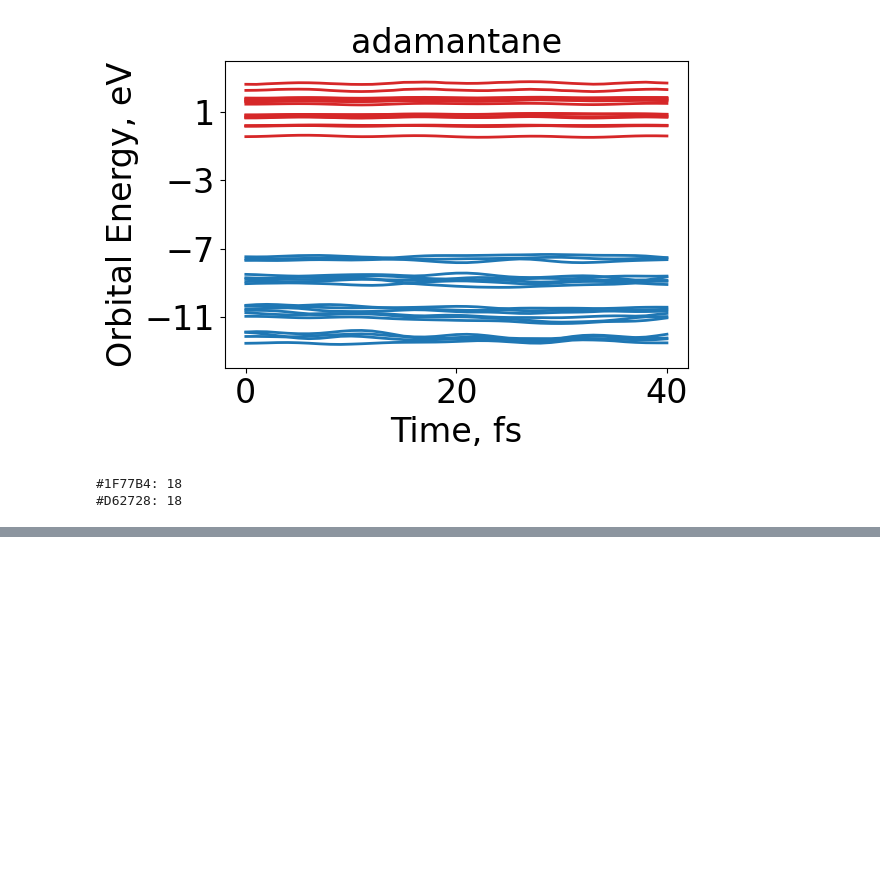
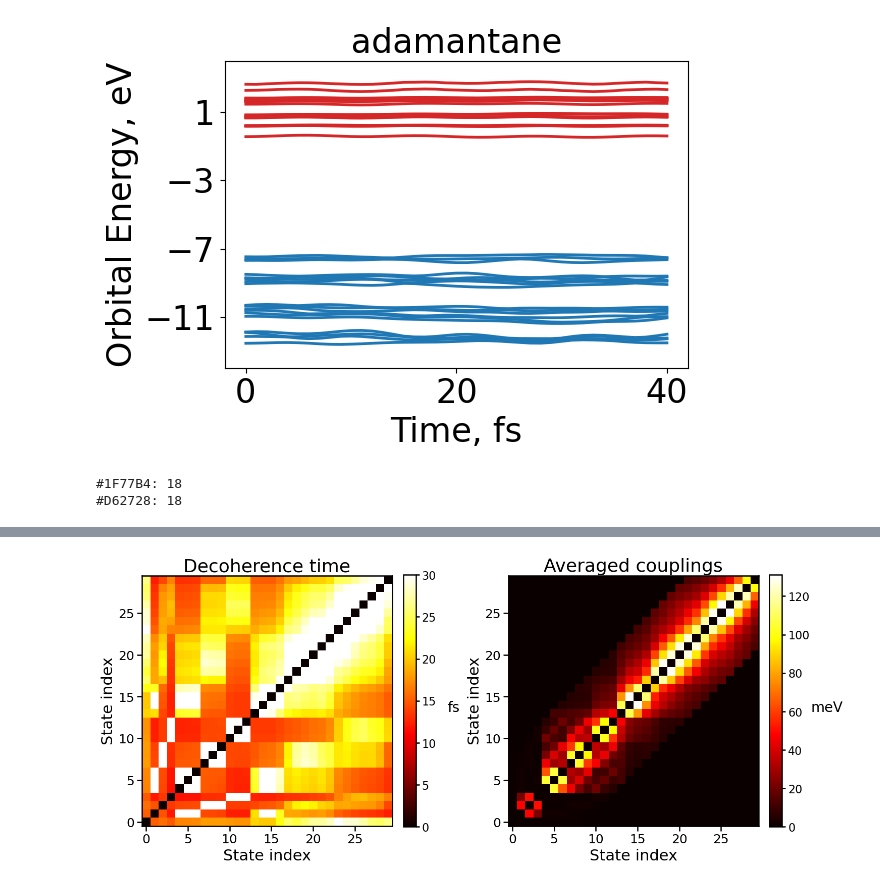
Before and after one commit to AkimovLab/Project_adamantanes, a Jupyter notebook: NAMD/STEP3/adamantane/adamantane_step3.ipynb, the cells around one changed output, grey strips where cells are left out. Saved outputs shown, nothing was run; the diff lists cells and outputs as text; code cells hidden in the pictures; blank space fills up the shorter version.

Commit message:
Added step3 data for adamantane, plus some examples

```diff
--- a/NAMD/STEP3/adamantane/adamantane_step3.ipynb
+++ b/NAMD/STEP3/adamantane/adamantane_step3.ipynb
@@ -689,0 +539,14 @@ plt.show()
+# %%
+numpy_st_adi = np.zeros( (NSTEPS, NSTATES, NSTATES) )
+numpy_ham_adi = np.zeros( (NSTEPS, NSTATES, NSTATES) )
+numpy_nac_adi = np.zeros( (NSTEPS, NSTATES, NSTATES) )
+
+for i in range(NSTEPS):
+    numpy_st_adi[i, :, :] = data_conv.MATRIX2nparray(St_adi[i]).real
+    numpy_ham_adi[i, :, :] = data_conv.MATRIX2nparray(Ham_adi[i]).real
+    numpy_nac_adi[i, :, :] = data_conv.MATRIX2nparray(NAC_adi[i]).real
+
+
+for nact_st in range(0, NSTATES+1):
+    min_val = np.min( np.abs( np.linalg.det(numpy_st_adi[:,:nact_st,:nact_st]) ) )
+    print(F"nact_st = {nact_st}, min_val = {min_val}")
@@ -689,0 +596,55 @@ plt.show()
+# %%
+TITLE_SIZE   = 26
+LABEL_SIZE   = 22
+TICK_SIZE    = 18
+CBAR_LABEL   = 20
+CBAR_TICK    = 16
+TICK_WIDTH   = 1.8
+TICK_LENGTH  = 7
+SPINE_WIDTH  = 1.8
+
+def style_axis(ax, im, title, cbar_unit):
+
+    ax.set_xlabel("State index", fontsize=LABEL_SIZE)
+    ax.set_ylabel("State index", fontsize=LABEL_SIZE)
+    ax.set_title(title, fontsize=TITLE_SIZE)
+    ax.tick_params(axis='both', which='major', labelsize=TICK_SIZE,
+                   width=TICK_WIDTH, length=TICK_LENGTH)
+    for spine in ax.spines.values():
+        spine.set_linewidth(SPINE_WIDTH)
+
+    cbar = plt.colorbar(im, ax=ax, fraction=0.046, pad=0.04)
+    cbar.set_label(cbar_unit, fontsize=CBAR_LABEL, rotation=0, labelpad=25)
+    cbar.ax.tick_params(labelsize=CBAR_TICK, width=TICK_WIDTH, length=TICK_LENGTH - 2)
+    cbar.outline.set_linewidth(SPINE_WIDTH)
+    return cbar
+
+avg_deco = np.loadtxt('decoherence_times.txt')
+
+nacs = numpy_nac_adi
+avg_coupling_meV = np.mean(np.abs(nacs), axis=0) * units.au2ev * 1000.0  # to meV
+np.fill_diagonal(avg_coupling_meV, 0.0)
+
+band = 8
+idx = np.arange(NSTATES)
+masked = np.where(np.abs(idx[:, None] - idx[None, :]) <= band,
+                  avg_coupling_meV, 0.0)
+
+
+fig, axes = plt.subplots(1, 2, figsize=(15, 6.5))
+
+# left：Decoherence time
+im1 = axes[0].imshow(avg_deco, origin="lower", cmap="hot",
+                     interpolation="nearest", aspect="equal",
+                     vmin=0, vmax=30)
+style_axis(axes[0], im1, "Decoherence time", "fs")
+
+# Right：NAC
+im2 = axes[1].imshow(masked, origin="lower", cmap="hot",
+                     interpolation="nearest", aspect="equal")
+style_axis(axes[1], im2, "Averaged couplings", "meV")
+
+plt.tight_layout()
+plt.show()
+# %% [output]
+[figure, added]
```
Also changed, not shown: parts of 25 cells of this notebook, 2 other files.
